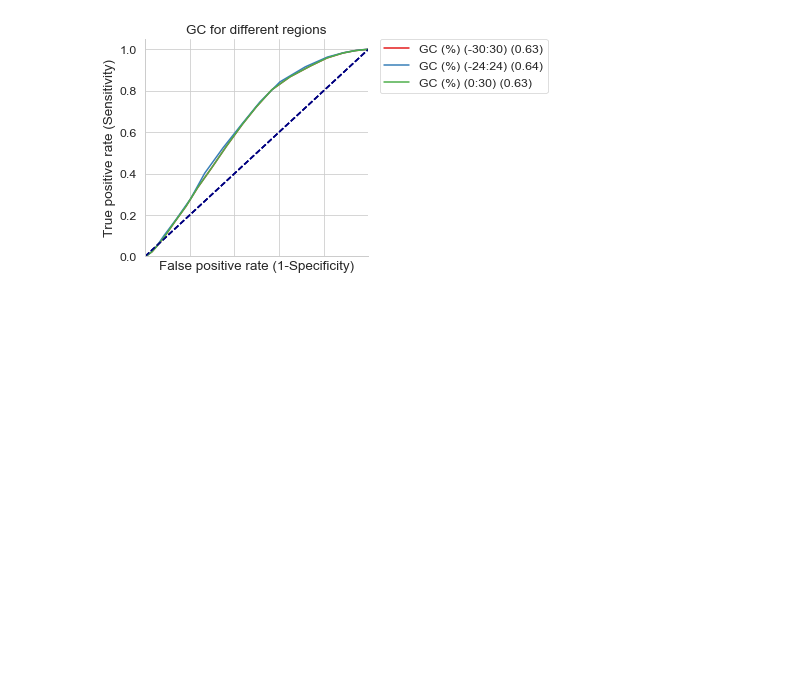
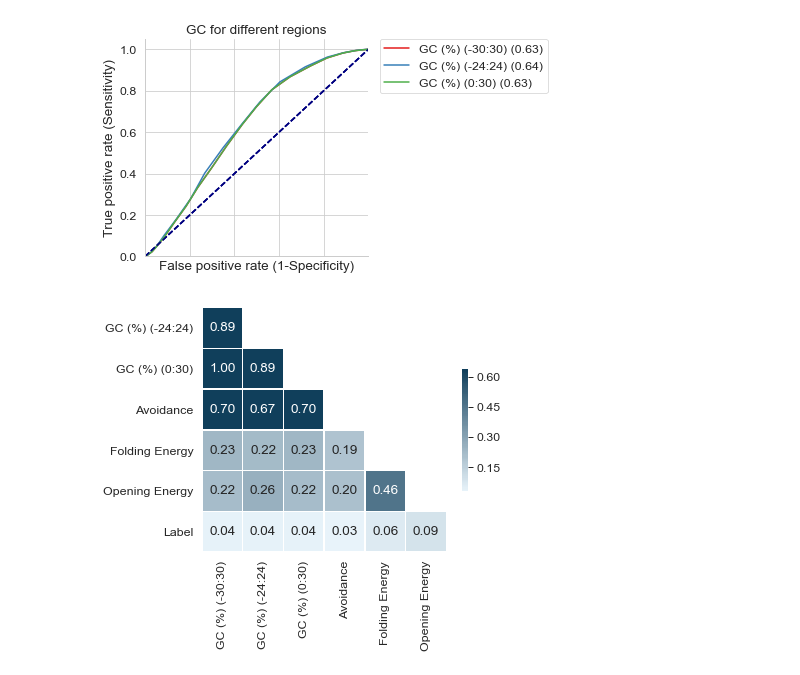
Before and after one commit to Gardner-BinfLab/TIsigner_paper_2019, a Jupyter notebook: feature_analysis_and_optimisation/GC _different_regions.ipynb, the cells around one changed output. Drawn from its saved outputs; the diff is of its cells as text; code cells hidden in the pictures; blank space fills up the shorter version.

```diff
--- a/feature_analysis_and_optimisation/GC _different_regions.ipynb
+++ b/feature_analysis_and_optimisation/GC _different_regions.ipynb
@@ -84,3 +84,38 @@ plt.show()
 # %% [output]
 <Figure size 432x288 with 0 Axes>
 [figure]
+# %%
+df_1 = all_features[['GC (%) (-30:30)', 'GC (%) (-24:24)', 'GC (%) (0:30)',  'Avoidance(Min_dg_int)',\
+                  'STR(-30:30)','Accessibility', 'Label']].copy()
+df_1.rename(columns={'STR(-30:30)': 'Folding Energy', 'Accessibility': 'Opening Energy',\
+                  'Avoidance(Min_dg_int)':'Avoidance'}, inplace=True)
+
+
+
+# Compute the correlation matrix
+corr = df_1.corr(method='spearman')
+
+#squared correlation
+corr_sq = corr*corr
+
+# Generate a mask for the upper triangle
+mask = np.zeros_like(corr_sq, dtype=np.bool)
+mask[np.triu_indices_from(mask)] = True
+
+# Set up the matplotlib figure
+f, ax = plt.subplots(figsize=(5.5,4.5))
+
+# Generate a custom diverging colormap
+cmap = sns.diverging_palette(220, 240, s=90, l=25,as_cmap=True)
+#cmap = sns.cubehelix_palette(8, start=.5, rot=-.75, as_cmap=True)
+#cmap = sns.cubehelix_palette(50, as_cmap=True)
+
+
+# Draw the heatmap with the mask and correct aspect ratio
+sns.heatmap(corr_sq, mask=mask, cmap=cmap, vmax=.64, center=0,
+            square=True, linewidths=.5, cbar_kws={"shrink": .5}, annot=True, fmt=".2f")
+ax.set_xlim(0,6)
+ax.set_ylim(7,1)
+plt.savefig("figs/Correlation_heatmap_for_GC_differnet_regions.pdf", bbox_inches = 'tight', pad_inches=0)
+# %% [output]
+[figure, added]
```
